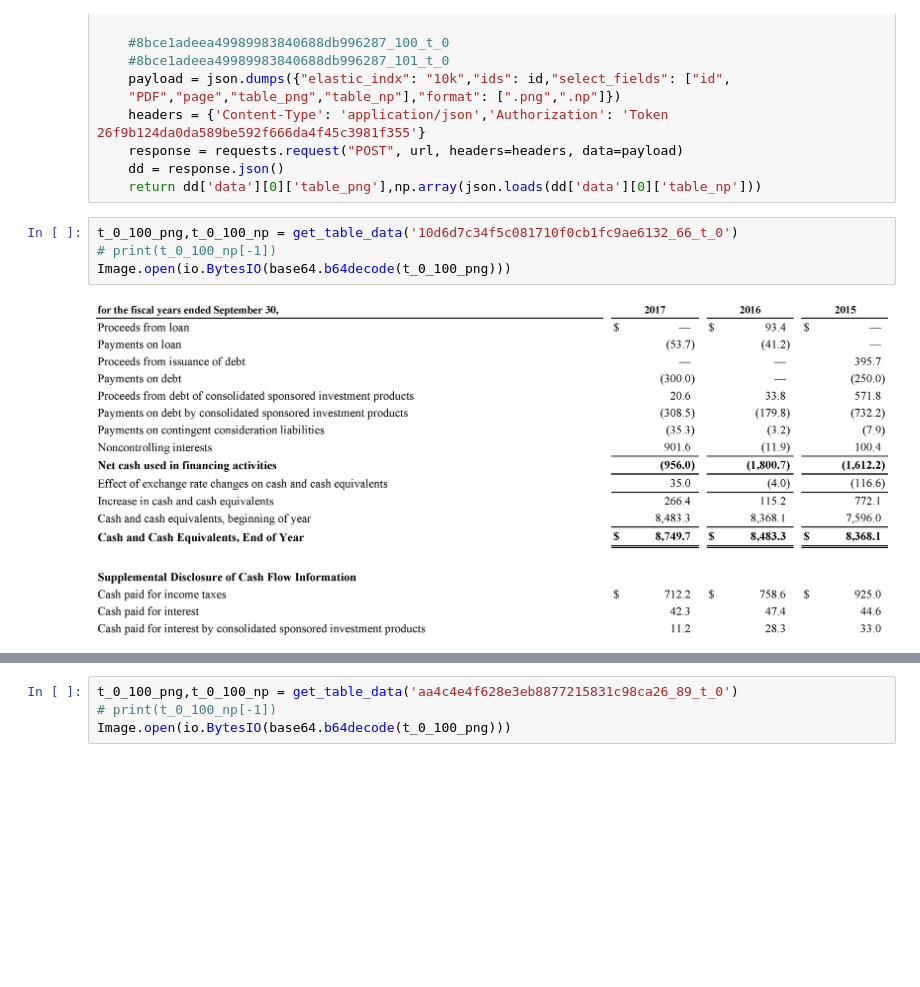
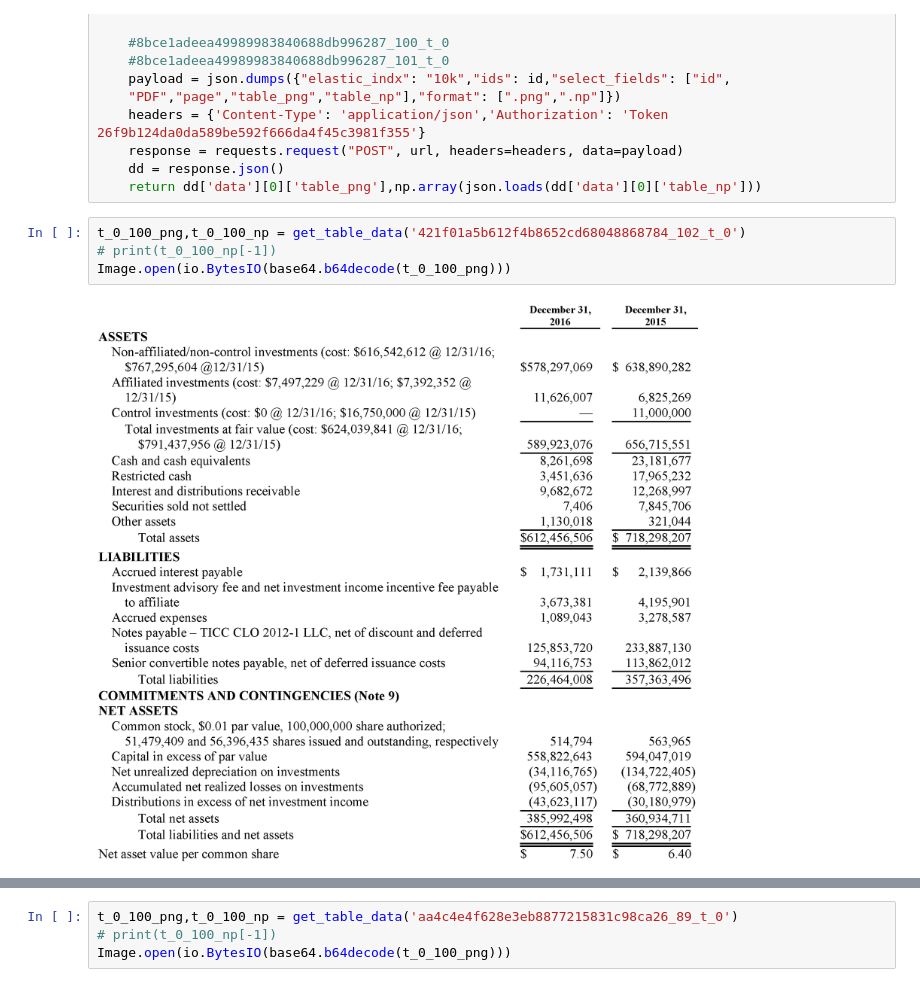
Before and after one commit to shubendu/10k-reports-seach-engine, a Jupyter notebook: Table DATA.ipynb, the cells around one changed output, grey strips where cells are left out. Drawn from its saved outputs; the diff is of its cells as text; blank space fills up the shorter version.

```diff
--- a/Table DATA.ipynb
+++ b/Table DATA.ipynb
@@ -36,9 +33,9 @@ def get_table_data(id):
     dd = response.json()
     return dd['data'][0]['table_png'],np.array(json.loads(dd['data'][0]['table_np']))
 # %%
-t_0_100_png,t_0_100_np = get_table_data('10d6d7c34f5c081710f0cb1fc9ae6132_66_t_0')
+t_0_100_png,t_0_100_np = get_table_data('421f01a5b612f4b8652cd68048868784_102_t_0')
 # print(t_0_100_np[-1])
 Image.open(io.BytesIO(base64.b64decode(t_0_100_png)))
 # %% [output]
-[figure, old version]
+[figure, new version]
 # %%
```
Also changed, not shown: parts of 2 cells of this notebook, 1 other file.
